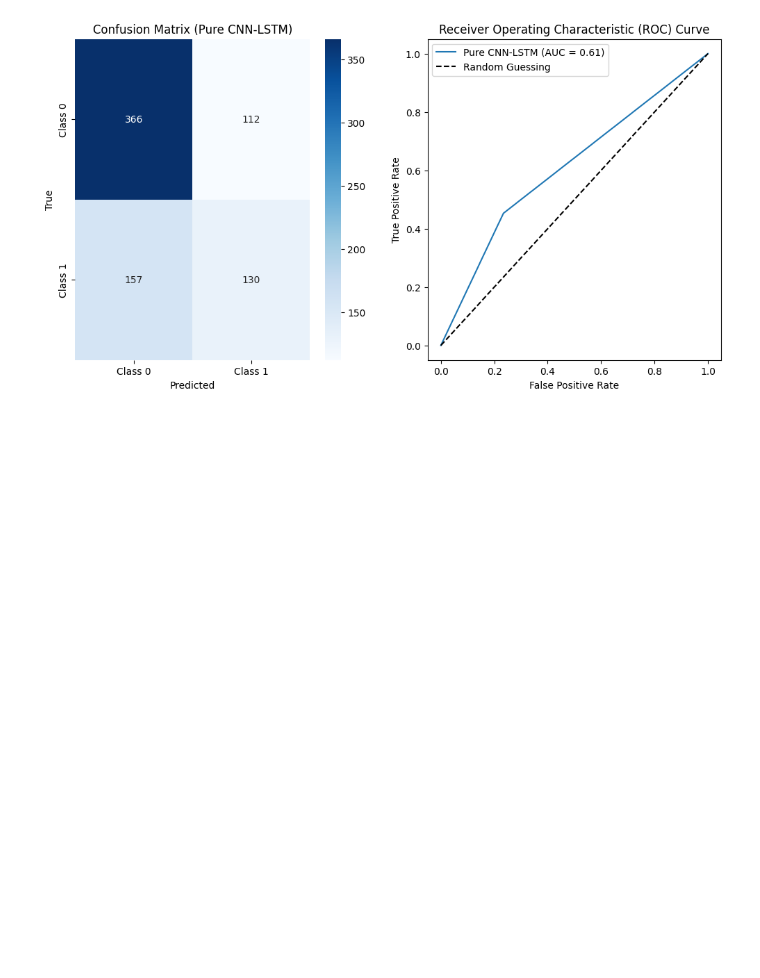
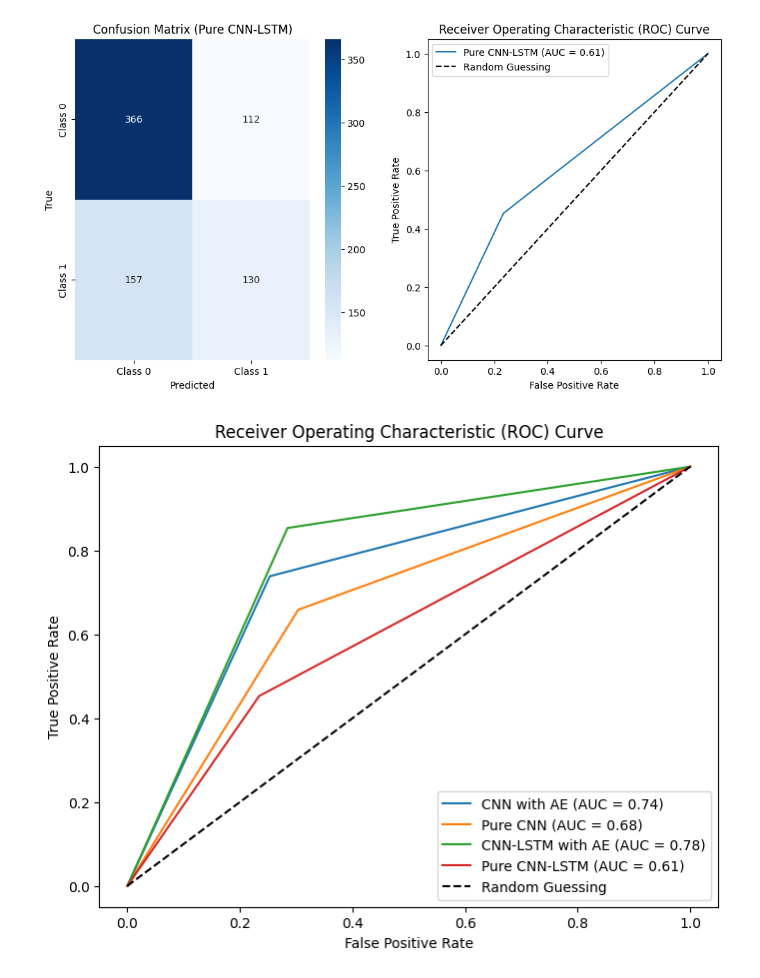
Before and after one commit to yasty-sanchez/ADHD_fMRI_DL, a Jupyter notebook: experiments.ipynb, the cells around one changed output. Saved outputs shown, nothing was run; the diff lists cells and outputs as text; code cells hidden in the pictures; blank space fills up the shorter version.

Commit message:
Re added comparative ROC curve

```diff
--- a/experiments.ipynb
+++ b/experiments.ipynb
@@ -1544,3 +1544,49 @@ AUC: 0.61
 [figure]
 [figure]
 [figure]
+# %%
+plt.figure(figsize=(8, 6))
+for model_name, model in models.items():
+    # Test the model
+    correct = 0
+    total = 0
+    total_loss = 0.0
+    all_labels = []
+    all_preds = []
+
+    with torch.no_grad():
+        for inputs, labels in test_loader:
+            # Send inputs and labels to the device (GPU if available)
+            inputs, labels = inputs.to(device), labels.to(device)
+
+            # Forward pass
+            output = model(inputs)
+            loss = criterion(output, labels)
+
+            total_loss += loss.item()
+
+            # Get predictions and probabilities
+            _, predicted = torch.max(output, 1)
+
+            # Update counts
+            total += labels.size(0)
+            correct += (predicted == labels).sum().item()
+
+            # Store predictions, labels, and probabilities for further metrics
+            all_labels.extend(labels.cpu().numpy())
+            all_preds.extend(predicted.cpu().numpy())
+
+    # Calculate AUC and plot ROC curve
+    auc_score = roc_auc_score(all_labels, all_preds)
+    fpr, tpr, _ = roc_curve(all_labels, all_preds)
+
+    plt.plot(fpr, tpr, label=f"{model_name} (AUC = {auc_score:.2f})")
+
+plt.plot([0, 1], [0, 1], "k--", label="Random Guessing")
+plt.xlabel("False Positive Rate")
+plt.ylabel("True Positive Rate")
+plt.title("Receiver Operating Characteristic (ROC) Curve")
+plt.legend()
+plt.show()
+# %% [output]
+[figure, added]
```
